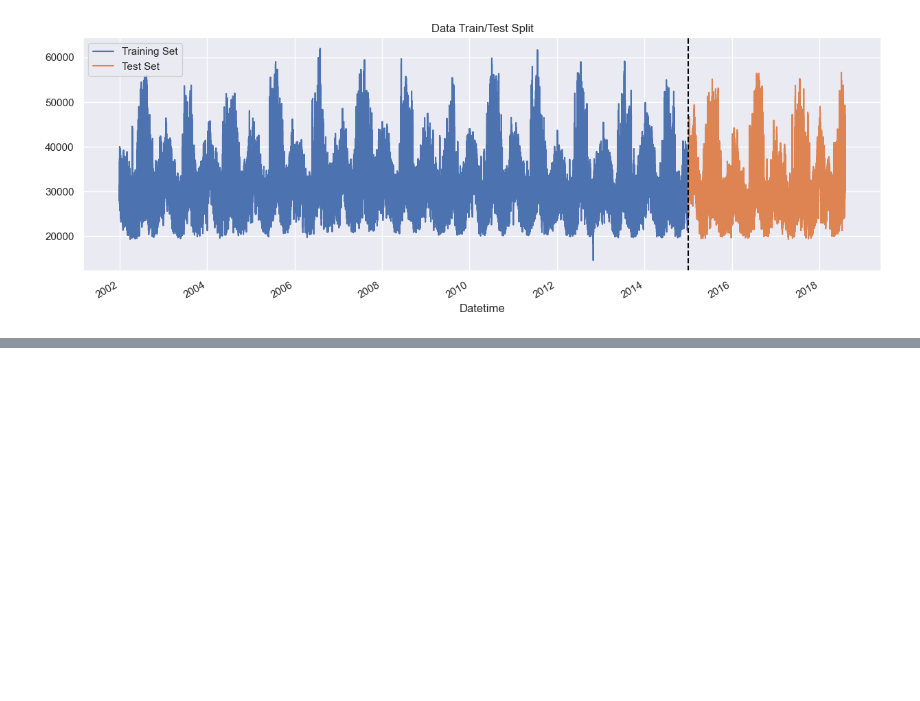
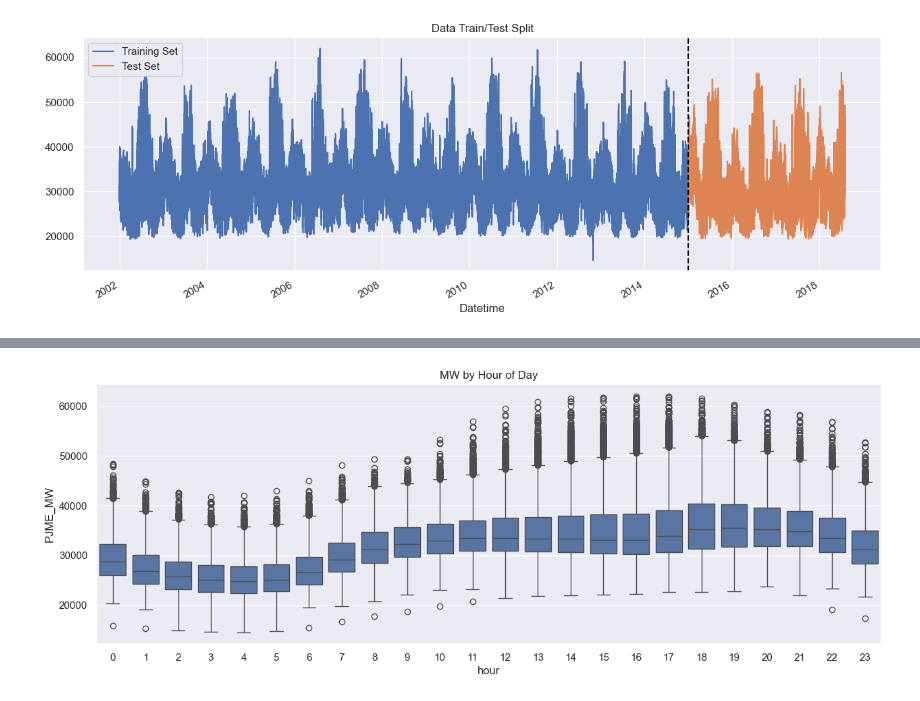
Before and after one commit to jacobalcu/Energy_Predictor, a Jupyter notebook: app.ipynb, the cells around one changed output, grey strips where cells are left out. Drawn from its saved outputs; the diff is of its cells as text; code cells hidden in the pictures; blank space fills up the shorter version.

Commit message:
feature engineering and model creation/training

```diff
--- a/app.ipynb
+++ b/app.ipynb
@@ -78,0 +88,26 @@ plt.show()
+# %%
+# Feature Engineering
+def create_features(df):
+    """
+    Creates time series features from the datetime index
+    """
+    df = df.copy()
+    df['hour'] = df.index.hour
+    df['dayofweek'] = df.index.dayofweek
+    df['quarter'] = df.index.quarter
+    df['month'] = df.index.month
+    df['year'] = df.index.year
+    df['dayofyear'] = df.index.dayofyear
+    return df
+# %%
+# Apply to data
+df = create_features(df)
+
+# Visualize the relationship
+# Use boxplot to see distribution of energy consumption by hour of day
+fig, ax = plt.subplots(figsize=(15, 5))
+sns.boxplot(data=df, x='hour', y='PJME_MW')
+ax.set_title('MW by Hour of Day')
+plt.show()
+# %% [output]
+[figure, added]
```
Also changed, not shown: parts of 5 cells of this notebook.
